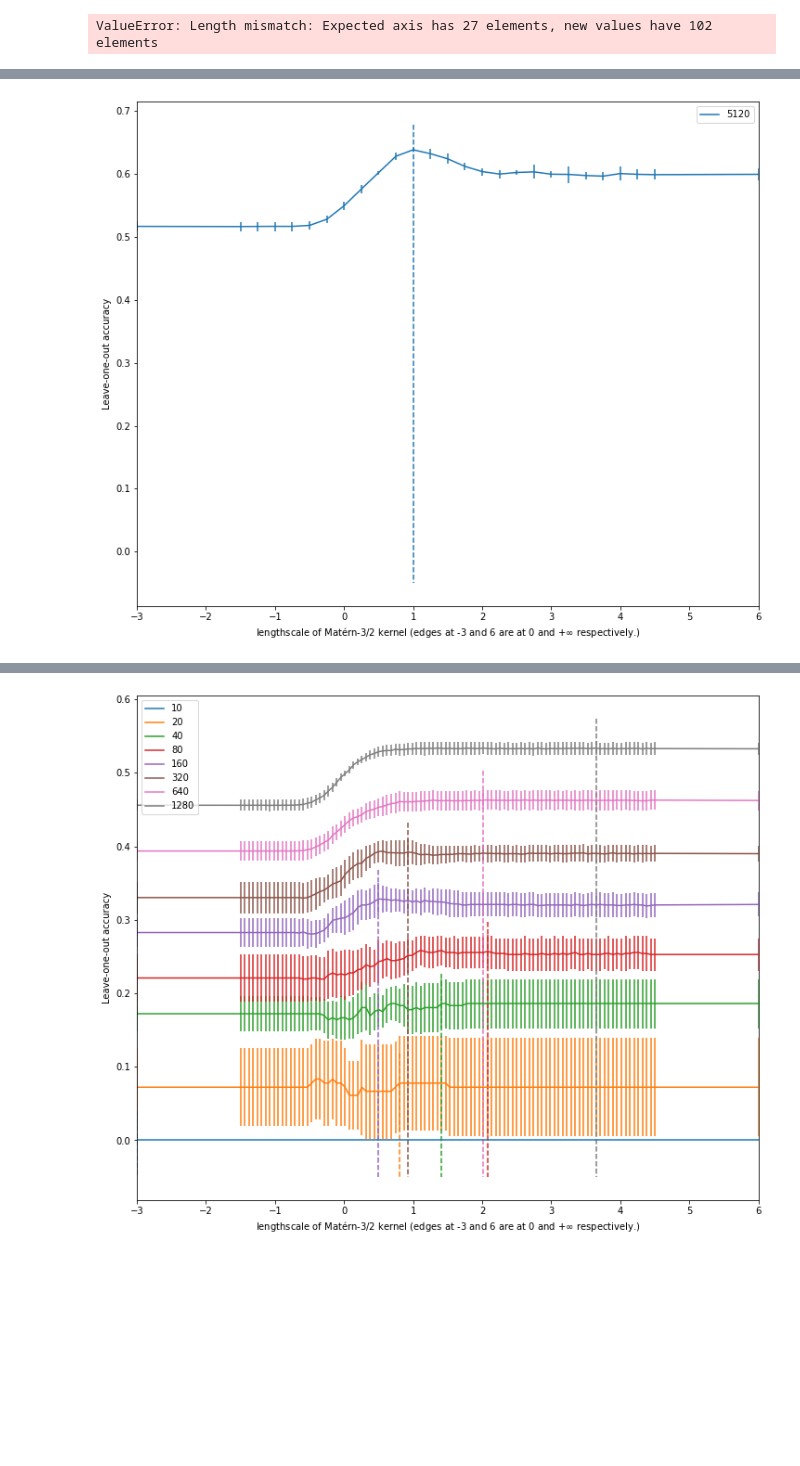
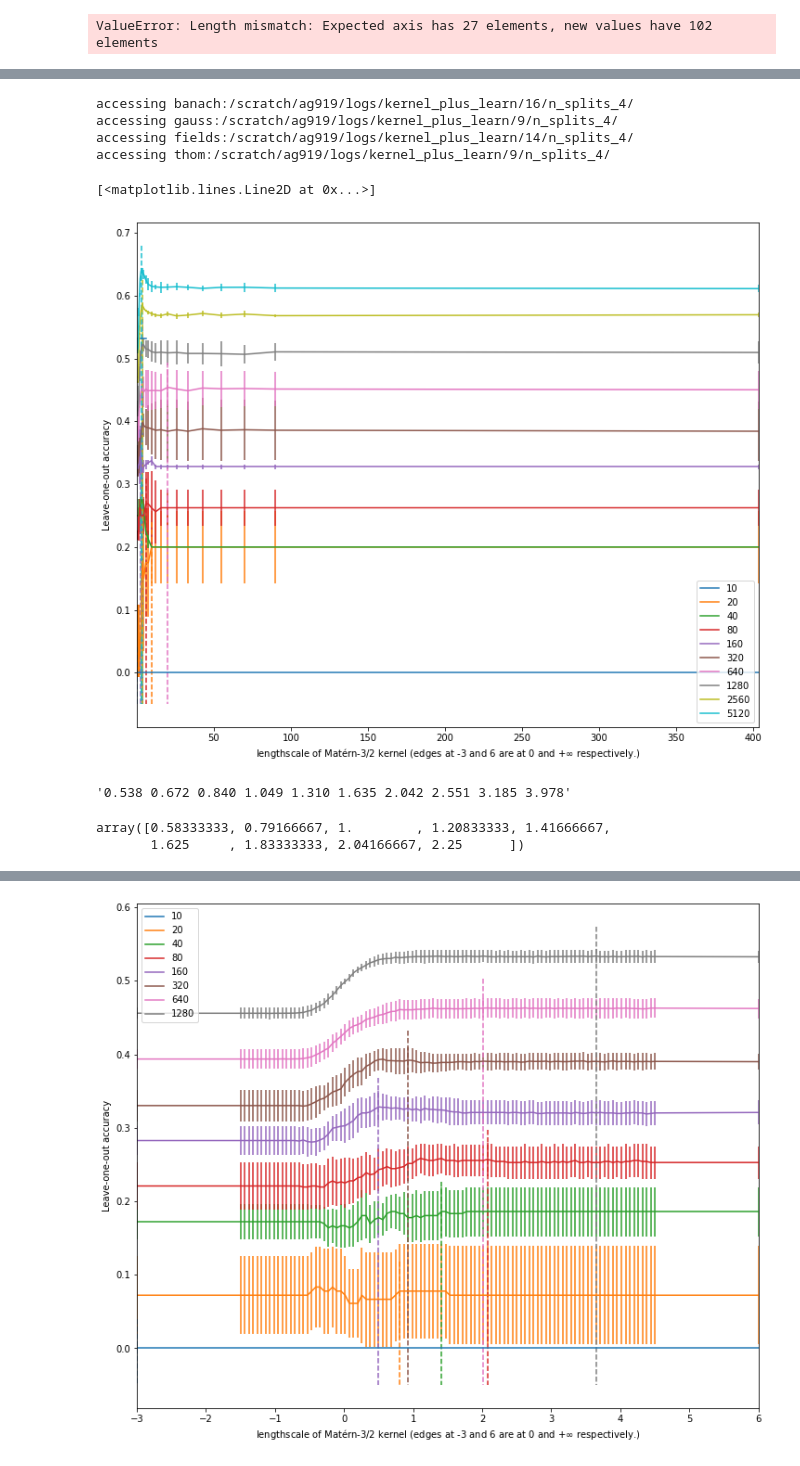
Before and after one commit to rhaps0dy/cnn-limits, a Jupyter notebook: notebooks/Low data plots.ipynb, the cells around one changed output, grey strips where cells are left out. Drawn from its saved outputs; the diff is of its cells as text; code cells hidden in the pictures; blank space fills up the shorter version.

```diff
--- a/notebooks/Low data plots.ipynb
+++ b/notebooks/Low data plots.ipynb
@@ -444,14 +539,29 @@ ValueError: Length mismatch: Expected axis has 27 elements, new values have 102
 # %%
 _mean_sweep, _var_sweep, _N_sweep = build_sweep(cntk14_moredata2_4cv)
 mean_sweep, error_sweep = plottable_sweep(_mean_sweep, _var_sweep, _N_sweep)
 
-idx = [-3, *np.linspace(-1.5, 4.5, 25), 6.]
+idx = np.exp([-3, *np.linspace(-1.5, 4.5, 25), 6.])
 mean_sweep.index = idx
 error_sweep.index = idx
 
 plot_sweep_df(mean_sweep, error_sweep)
+plt.plot([-3, 6], [0.532639]*2)
 # %% [output]
+accessing banach:/scratch/ag919/logs/kernel_plus_learn/16/n_splits_4/
+accessing gauss:/scratch/ag919/logs/kernel_plus_learn/9/n_splits_4/
+accessing fields:/scratch/ag919/logs/kernel_plus_learn/14/n_splits_4/
+accessing thom:/scratch/ag919/logs/kernel_plus_learn/9/n_splits_4/
+[<matplotlib.lines.Line2D at 0x...>]
-[figure, old version]
+[figure, new version]
+# %%
+" " .join(f"{s:.3f}" for s in (np.exp(np.linspace(0.5, 2.5, 10)) * 4**2 / 7**2))
+# %% [output]
+'0.538 0.672 0.840 1.049 1.310 1.635 2.042 2.551 3.185 3.978'
+# %%
+np.linspace(-1.5, 3.5, 25)[10:19]
+# %% [output]
+array([0.58333333, 0.79166667, 1.        , 1.20833333, 1.41666667,
+       1.625     , 1.83333333, 2.04166667, 2.25      ])
 # %%
 _mean_sweep, _var_sweep, _N_sweep = build_sweep(cntk14_4cv_sweep_paths)
 mean_sweep, error_sweep = plottable_sweep(_mean_sweep, _var_sweep, _N_sweep)
```
Also changed, not shown: parts of 6 cells of this notebook, 8 other files.
